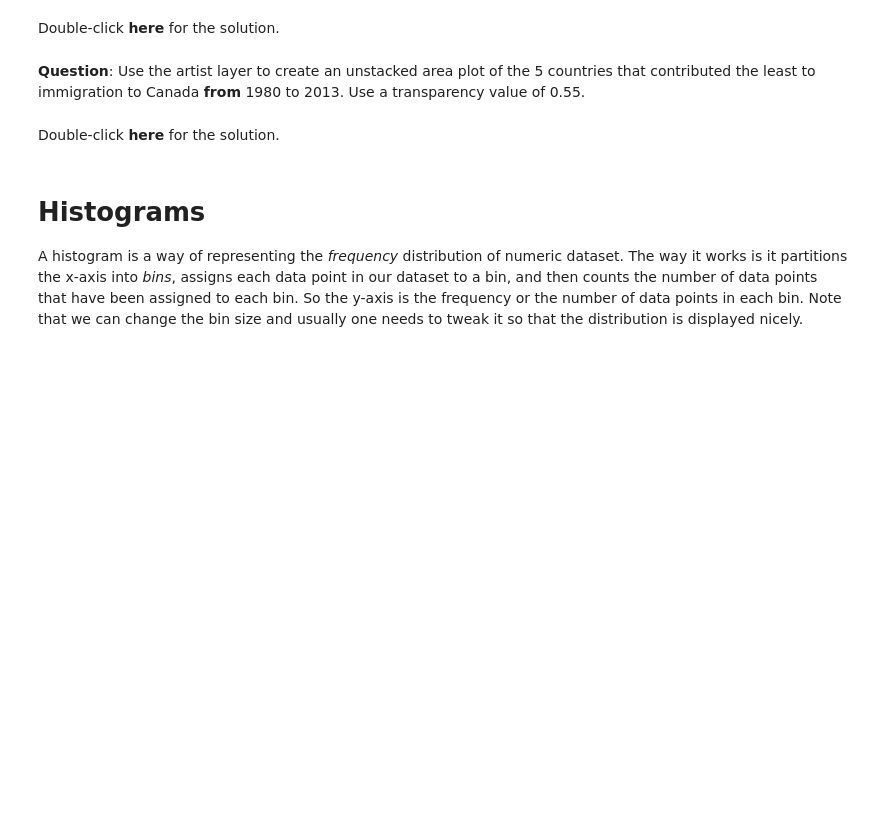
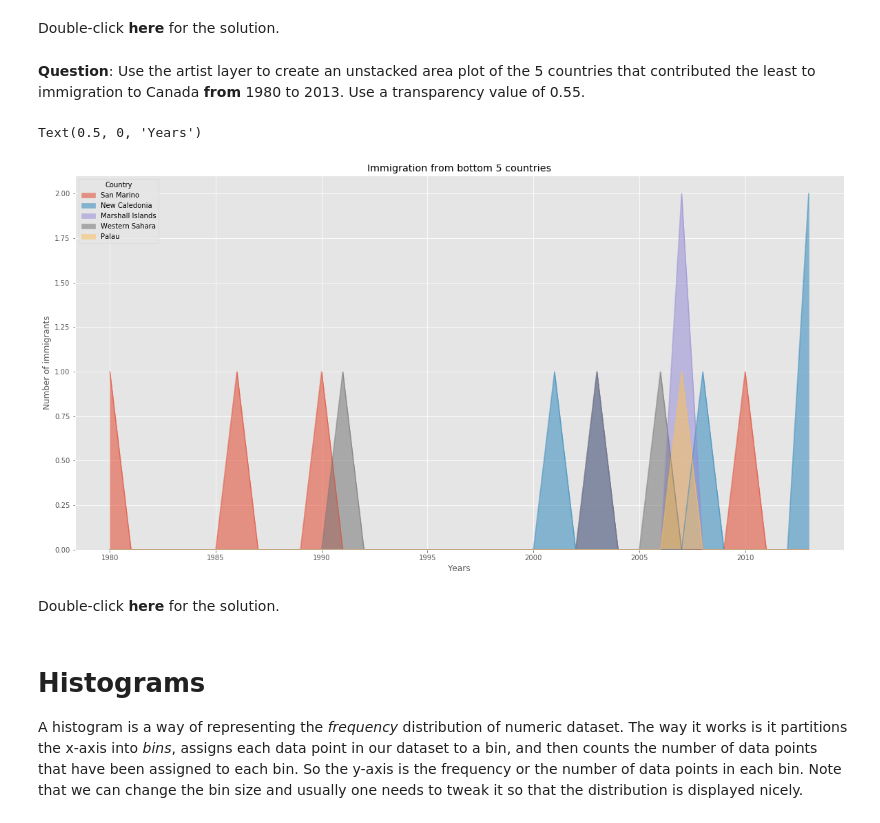
Before and after one commit to mugdhav/IBMCert, a Jupyter notebook: DVweek2_Area_Plots_Histograms_and_Bar_Charts_unsolved.ipynb, the cells around one changed output. Drawn from its saved outputs; the diff is of its cells as text; code cells hidden in the pictures; blank space fills up the shorter version.

```diff
--- a/DVweek2_Area_Plots_Histograms_and_Bar_Charts_unsolved.ipynb
+++ b/DVweek2_Area_Plots_Histograms_and_Bar_Charts_unsolved.ipynb
@@ -245,3 +346,13 @@ plt.show()
+# %%
+### type your answer here
+
+ax_bottom5 = df_bottom5.plot(kind='area', alpha=0.55, stacked=False, figsize=(20, 10))
+ax_bottom5.set_title("Immigration from bottom 5 countries")
+ax_bottom5.set_ylabel("Number of immigrants")
+ax_bottom5.set_xlabel("Years")
+# %% [output]
+Text(0.5, 0, 'Years')
+[figure, added]
 # %% [markdown]
 Double-click __here__ for the solution.
 <!-- The correct answer is:
```
Also changed, not shown: parts of 31 cells of this notebook.
